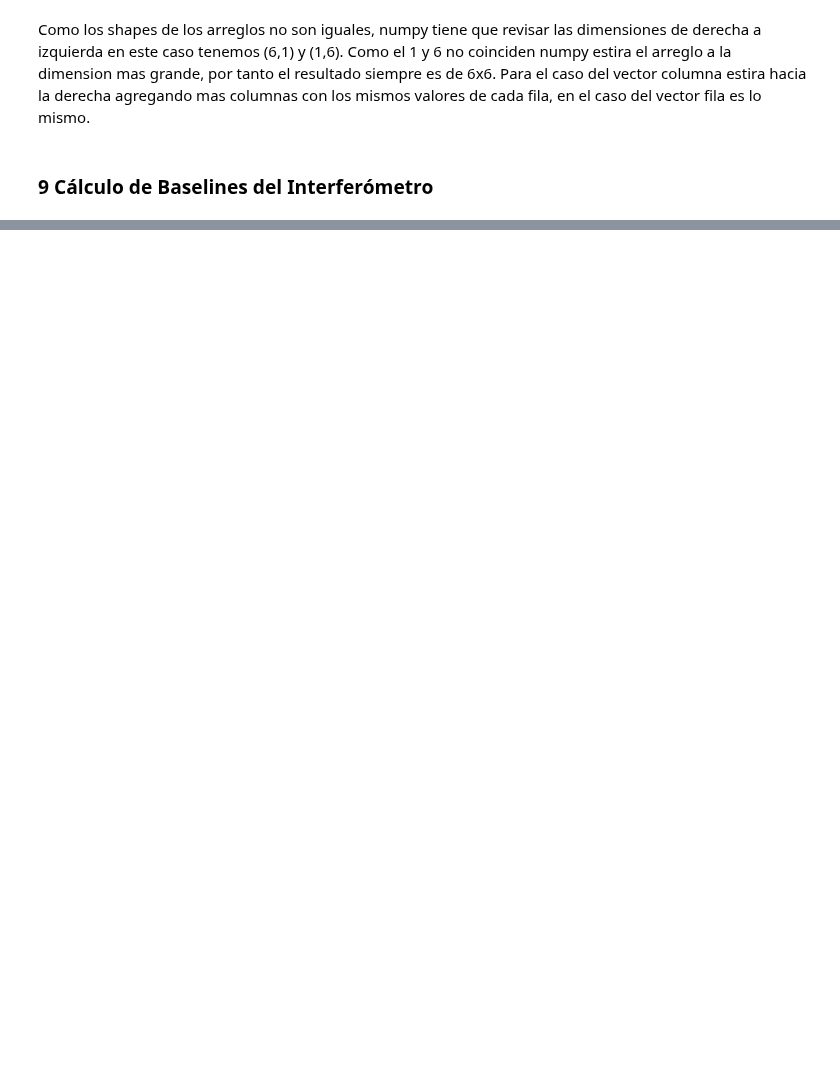
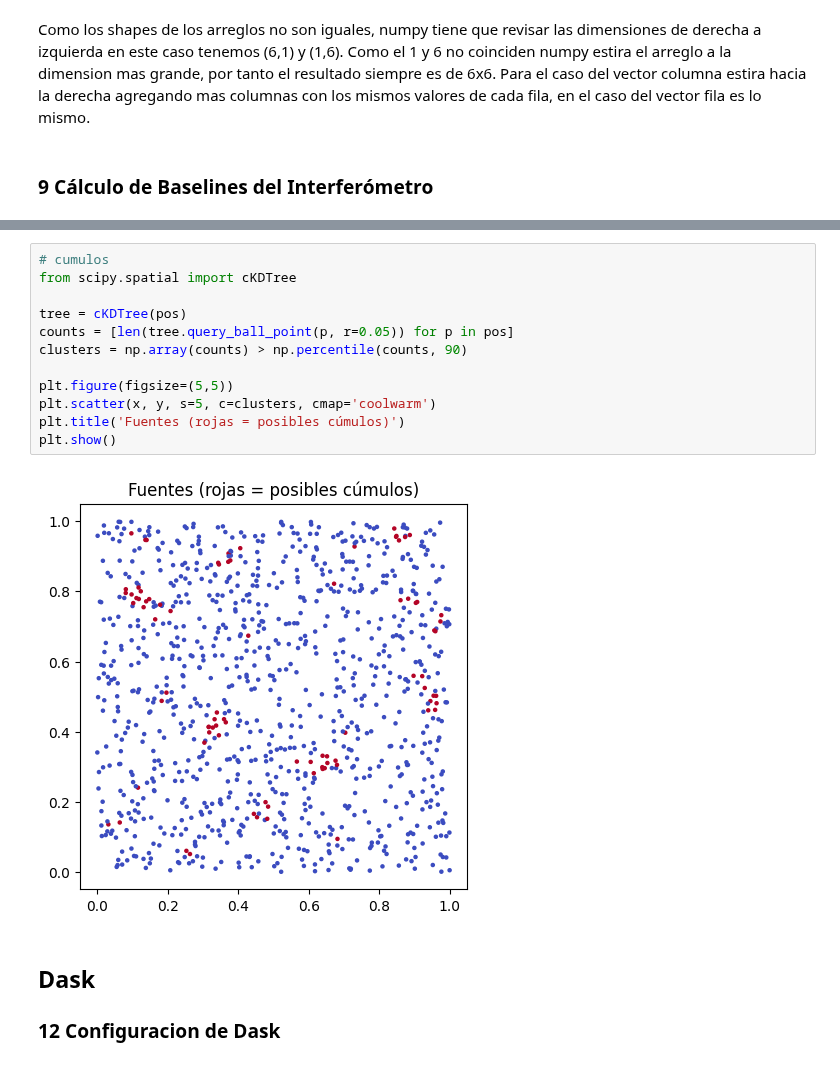
Before and after one commit to Mieres7/RadioInterferometry, a Jupyter notebook: ejercicios_numpy/guia_numpy.ipynb, the cells around one changed output, grey strips where cells are left out. Saved outputs shown, nothing was run; the diff lists cells and outputs as text; blank space fills up the shorter version.

```diff
--- a/ejercicios_numpy/guia_numpy.ipynb
+++ b/ejercicios_numpy/guia_numpy.ipynb
@@ -299,0 +430,18 @@ Como los shapes de los arreglos no son iguales, numpy tiene que revisar las dime
+# %%
+# cumulos
+from scipy.spatial import cKDTree
+
+tree = cKDTree(pos)
+counts = [len(tree.query_ball_point(p, r=0.05)) for p in pos]
+clusters = np.array(counts) > np.percentile(counts, 90)
+
+plt.figure(figsize=(5,5))
+plt.scatter(x, y, s=5, c=clusters, cmap='coolwarm')
+plt.title('Fuentes (rojas = posibles cúmulos)')
+plt.show()
+# %% [output]
+[figure, added]
+# %% [markdown]
+## Dask
+
+### 12 Configuracion de Dask
```
Also changed, not shown: parts of 36 cells of this notebook, 2 other files.
